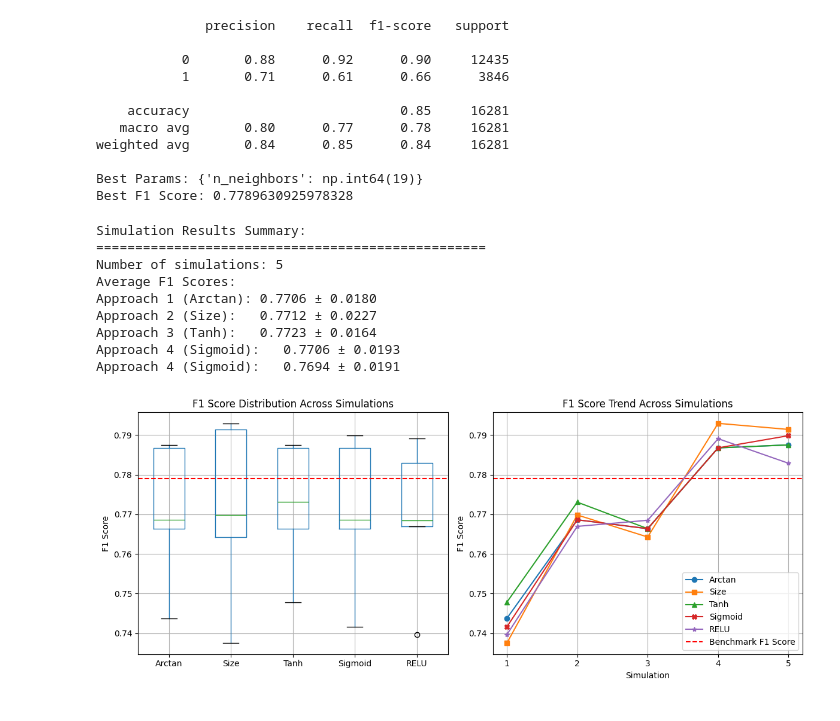
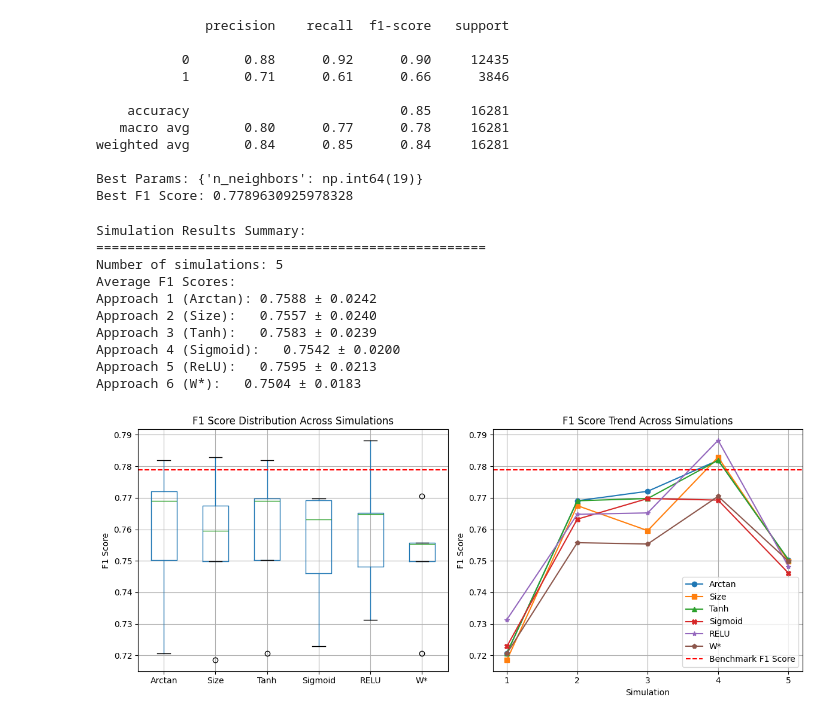
Before and after one commit to Abhiraj212024/KNN_Research, a Jupyter notebook: Simulations/adult-income.ipynb, the cells around one changed output. Cells and saved outputs as stored; diff of their text form; code cells hidden in the pictures.

```diff
--- a/Simulations/adult-income.ipynb
+++ b/Simulations/adult-income.ipynb
@@ -18,7 +274,6 @@ def create_models(server_datasets):
     best_f1_scores = []
     model_instance_list = []
     dataset_sizes = []
-
 
     for df_train, df_test in (server_datasets):
         params1 = {"n_neighbors": np.arange(3, 51, 2)}
@@ -28,10 +283,11 @@ def create_models(server_datasets):
         # random_forests = RandomForestClassifier()
         # model2 = GridSearchCV(random_forests, params2, scoring='f1_macro', cv=2, n_jobs=-1)
 
-        X_s_train = df_train.drop(['y'], axis=1)
-        y_s_train = df_train['y']
-        X_s_test = df_test.drop(['y'], axis=1)
-        y_s_test = df_test['y']
+        X_s_train = df_train.drop(['y'], axis=1).values
+        y_s_train = df_train['y'].values
+        X_s_test = df_test.drop(['y'], axis=1).values
+        y_s_test = df_test['y'].values
+
 
         model1.fit(X_s_train, y_s_train)
         # model2.fit(X_s_train, y_s_train)
@@ -333,14 +687,14 @@ def run_distributed_knn_simulation(data_train,data_test, n_simulations=10, n_ser
 # %%
 # %%
 # Load your data
-# data_train = pd.read_csv('/kaggle/input/oelp-dataset/adult_preprocessed_train.csv')
-# data_test = pd.read_csv('/kaggle/input/oelp-dataset/adult_preprocessed_test.csv')
+# data_train = pd.read_csv('/kaggle/input/datasets/abhirajraje/oelp-dataset/adult_preprocessed_train.csv')
+# data_test = pd.read_csv('/kaggle/input/datasets/abhirajraje/oelp-dataset/adult_preprocessed_test.csv')
 
 data_train = pd.read_csv('../data/adult_preprocessed_train.csv')
 data_test = pd.read_csv('../data/adult_preprocessed_test.csv')
 
 # Run multiple simulations
-results_df, all_medians, all_means = run_distributed_knn_simulation(data_train, data_test, n_simulations=5, n_servers=20)
+results_df, all_medians, all_means = run_distributed_knn_simulation(data_train, data_test, n_simulations=5, n_servers=10)
 # %% [output]
 Running simulation 1/5
 Running simulation 2/5
@@ -390,11 +764,20 @@ y_train = data_train['y']
 X_test = data_test.drop(['y'], axis=1)
 y_test = data_test['y']
 
-params1 = {"n_neighbors": np.arange(3, 51, 2)}
+
+params1 = {"n_neighbors": np.arange(3, 31, 2)}
 knn = KNeighborsClassifier()
-model = GridSearchCV(knn, params1, scoring='f1_macro', cv=3, n_jobs=-1)
+model = GridSearchCV(knn, params1, scoring='f1_macro', cv=2, n_jobs=-1)
 model.fit(X_train, y_train)
 y_pred = model.predict(X_test)
+y_proba = model.predict_proba(X_test)
+
+buffer_model = {"dist_model": model, "prob_model" : model} # Just there because compute_R_star accepts a dictionary
+
+R_star_global_model = compute_R_star(buffer_model, X_test)
+k_global_model = model.best_params_['n_neighbors']
+
+V_global_model = R_star_global_model / k_global_model
 print(classification_report(y_test, y_pred))
 print(f"Best Params: {model.best_params_}")
 print(f"Best F1 Score: {f1_score(y_test, y_pred, average='macro')}")
@@ -423,49 +806,52 @@ print(f"Approach 1 (Arctan): {results_df['approach_1_f1'].mean():.4f} ± {result
 print(f"Approach 2 (Size):   {results_df['approach_2_f1'].mean():.4f} ± {results_df['approach_2_f1'].std():.4f}")
 print(f"Approach 3 (Tanh):   {results_df['approach_3_f1'].mean():.4f} ± {results_df['approach_3_f1'].std():.4f}")
 print(f"Approach 4 (Sigmoid):   {results_df['approach_4_f1'].mean():.4f} ± {results_df['approach_4_f1'].std():.4f}")
-print(f"Approach 4 (Sigmoid):   {results_df['approach_5_f1'].mean():.4f} ± {results_df['approach_5_f1'].std():.4f}")
+print(f"Approach 5 (ReLU):   {results_df['approach_5_f1'].mean():.4f} ± {results_df['approach_5_f1'].std():.4f}")
+print(f"Approach 6 (W*):   {results_df['approach_6_f1'].mean():.4f} ± {results_df['approach_6_f1'].std():.4f}")
 # %% [output]
 Simulation Results Summary:
 ==================================================
 Number of simulations: 5
 Average F1 Scores:
-Approach 1 (Arctan): 0.7706 ± 0.0180
-Approach 2 (Size):   0.7712 ± 0.0227
-Approach 3 (Tanh):   0.7723 ± 0.0164
-Approach 4 (Sigmoid):   0.7706 ± 0.0193
-Approach 4 (Sigmoid):   0.7694 ± 0.0191
+Approach 1 (Arctan): 0.7588 ± 0.0242
+Approach 2 (Size):   0.7557 ± 0.0240
+Approach 3 (Tanh):   0.7583 ± 0.0239
+Approach 4 (Sigmoid):   0.7542 ± 0.0200
+Approach 5 (ReLU):   0.7595 ± 0.0213
+Approach 6 (W*):   0.7504 ± 0.0183
 # %%
 # %%
 # Visualization
 plt.figure(figsize=(12, 5))
 
 plt.subplot(1, 2, 1)
-results_df[['approach_1_f1', 'approach_2_f1', 'approach_3_f1', 'approach_4_f1', 'approach_5_f1']].boxplot()
+results_df[['approach_1_f1', 'approach_2_f1', 'approach_3_f1', 'approach_4_f1', 'approach_5_f1', 'approach_6_f1']].boxplot()
 plt.title('F1 Score Distribution Across Simulations')
 plt.ylabel('F1 Score')
 plt.axhline(y=benchmark_f1, color='r', linestyle='--', label='Benchmark F1 Score')
-plt.xticks([1, 2, 3, 4, 5], ['Arctan', 'Size', 'Tanh', 'Sigmoid', 'RELU'])
+plt.xticks([1, 2, 3, 4, 5, 6], ['Arctan', 'Size', 'Tanh', 'Sigmoid', 'RELU', 'W*'])
 
 plt.subplot(1, 2, 2)
 plt.plot(results_df['approach_1_f1'], label='Arctan', marker='o')
 plt.plot(results_df['approach_2_f1'], label='Size', marker='s')
 plt.plot(results_df['approach_3_f1'], label='Tanh', marker='^')
 plt.plot(results_df['approach_4_f1'], label='Sigmoid', marker='X')
 plt.plot(results_df['approach_5_f1'], label='RELU', marker='*')
+plt.plot(results_df['approach_6_f1'], label='W*', marker='p')
 plt.axhline(y=benchmark_f1, color='r', linestyle='--', label='Benchmark F1 Score')
 plt.xticks(np.arange(len(results_df)), np.arange(1, len(results_df)+1))
 plt.xlabel('Simulation')
 plt.ylabel('F1 Score')
 plt.title('F1 Score Trend Across Simulations')
 plt.legend()
 plt.grid(True)
 
-# plt.savefig('../plots/f1_score_trends_std_normal.png')
+# plt.savefig('f1_score_trends_std_normal.png')
 
 plt.tight_layout()
 plt.show()
 # %% [output]
-[figure, old version]
+[figure, new version]
 # %%
 # %%
 # Statistical significance testing
```
Also changed, not shown: parts of 12 cells of this notebook.
